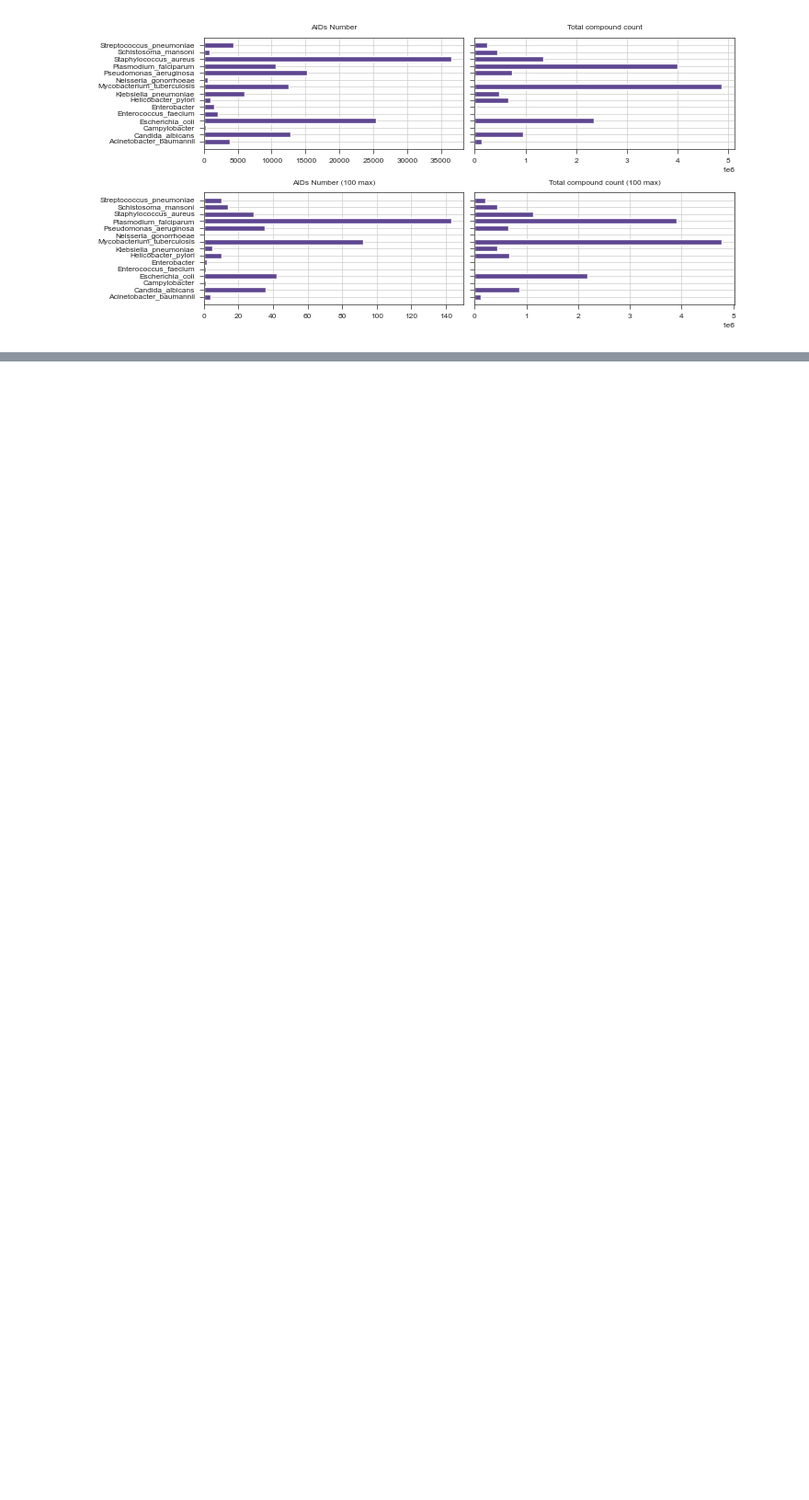
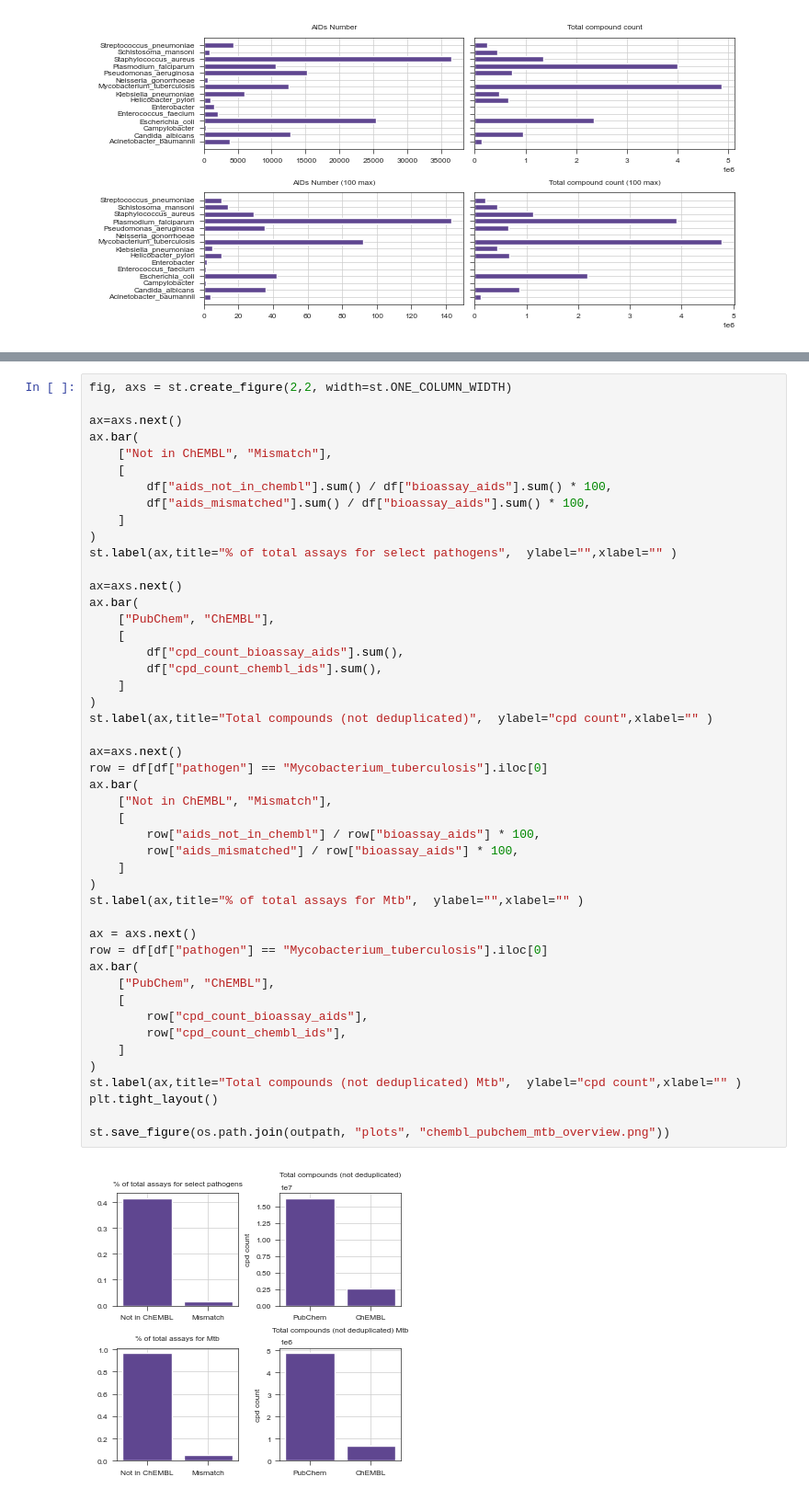
Before and after one commit to ersilia-os/pubchem-antimicrobial-tasks, a Jupyter notebook: notebooks/02_pubchem_chembl_plots.ipynb, the cells around one changed output, grey strips where cells are left out. Shown at 92% size. Cells and saved outputs as stored; diff of their text form; blank space fills up the shorter version.

```diff
--- a/notebooks/02_pubchem_chembl_plots.ipynb
+++ b/notebooks/02_pubchem_chembl_plots.ipynb
@@ -53,0 +112,49 @@ st.save_figure(os.path.join(outpath,"plots", "02_aids_to_keep.png"))
+# %%
+fig, axs = st.create_figure(2,2, width=st.ONE_COLUMN_WIDTH)
+
+ax=axs.next()
+ax.bar(
+    ["Not in ChEMBL", "Mismatch"],
+    [
+        df["aids_not_in_chembl"].sum() / df["bioassay_aids"].sum() * 100,
+        df["aids_mismatched"].sum() / df["bioassay_aids"].sum() * 100,
+    ]
+)
+st.label(ax,title="% of total assays for select pathogens",  ylabel="",xlabel="" )
+
+ax=axs.next()
+ax.bar(
+    ["PubChem", "ChEMBL"],
+    [
+        df["cpd_count_bioassay_aids"].sum(),
+        df["cpd_count_chembl_ids"].sum(),
+    ]
+)
+st.label(ax,title="Total compounds (not deduplicated)",  ylabel="cpd count",xlabel="" )
+
+ax=axs.next()
+row = df[df["pathogen"] == "Mycobacterium_tuberculosis"].iloc[0]
+ax.bar(
+    ["Not in ChEMBL", "Mismatch"],
+    [
+        row["aids_not_in_chembl"] / row["bioassay_aids"] * 100,
+        row["aids_mismatched"] / row["bioassay_aids"] * 100,
+    ]
+)
+st.label(ax,title="% of total assays for Mtb",  ylabel="",xlabel="" )
+
+ax = axs.next()
+row = df[df["pathogen"] == "Mycobacterium_tuberculosis"].iloc[0]
+ax.bar(
+    ["PubChem", "ChEMBL"],
+    [
+        row["cpd_count_bioassay_aids"],
+        row["cpd_count_chembl_ids"],
+    ]
+)
+st.label(ax,title="Total compounds (not deduplicated) Mtb",  ylabel="cpd count",xlabel="" )
+plt.tight_layout()
+
+st.save_figure(os.path.join(outpath, "plots", "chembl_pubchem_mtb_overview.png"))
+# %% [output]
+[figure, added]
```
Also changed, not shown: parts of 4 cells of this notebook, 1 other file.
